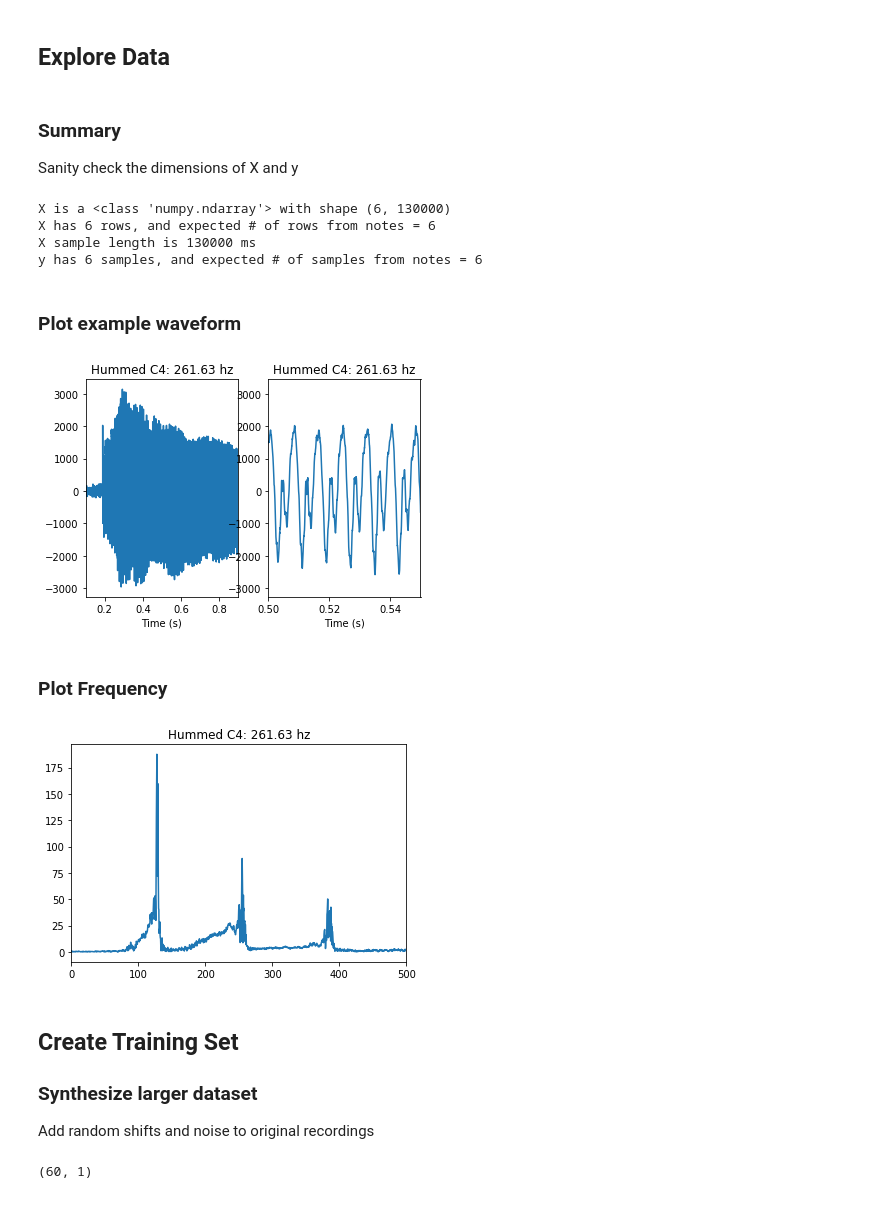
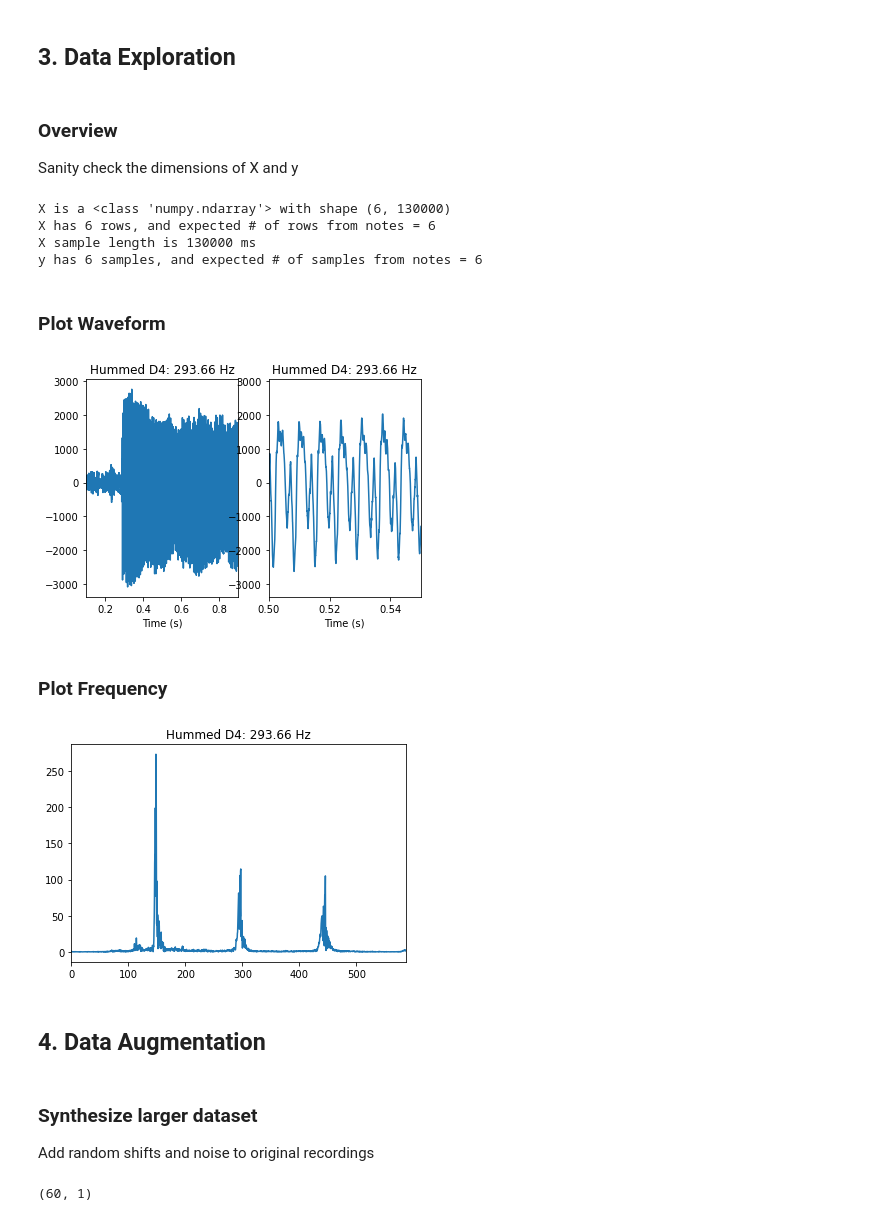
Before and after one commit to bwalsh62/note-recognition, a Jupyter notebook: notebooks/demo.ipynb, the cells around one changed output. Cells and saved outputs as stored; diff of their text form; code cells hidden in the pictures.

Commit message:
Updating data exploration section

```diff
--- a/notebooks/demo.ipynb
+++ b/notebooks/demo.ipynb
@@ -53,10 +60,10 @@ from util.ml_util import feat_extract, load_training_data
 # %%
 notes = ('C4', 'D4', 'E4', 'F4', 'G4', 'A4')
-X, y = load_training_data(notes)
+X, y, fs = load_training_data(notes)
-# %% [markdown]
-## Explore Data
+# %% [markdown]
+## <a id = "data_explore"></a> 3. Data Exploration
 # %% [markdown]
-### Summary
+### Overview
 Sanity check the dimensions of X and y
 # %%
 print('X is a {} with shape {}'.format(type(X), X.shape))
@@ -69,50 +76,55 @@ X has 6 rows, and expected # of rows from notes = 6
 X sample length is 130000 ms
 y has 6 samples, and expected # of samples from notes = 6
 # %% [markdown]
-### Plot example waveform
+### Plot Waveform
 # %%
-test_note = notes[0]
-hum_note = hums[notes.index(test_note),:]
-fs = hum_training.hums[test_note].fs
+# Pick a note to plot
+idx_test = 1
+signal_test = X[idx_test,:]
+note_test = notes[idx_test]
 
-# Create array of time samples
-t_array_len = hums[notes.index(test_note),:].shape[0]
-t_array = np.arange(t_array_len)
+# Create array of time samples, converting number of samples and dividing by sample of frequency
+t_array = np.arange(X.shape[1])/fs
 
 # Plot waveform over short time period to see sine
 plt.subplot(121)
 plt.xlim(0.1,0.9)
 plt.xlabel('Time (s)')
-plt.title('Hummed {}: {} hz'.format(test_note,freq_dict[test_note]))
-plt.plot(t_array/fs, hum_note)
+plt.title('Hummed {}: {} Hz'.format(note_test, note_to_freq[note_test]))
+plt.plot(t_array, signal_test)
 
+# Plot waveform over shorter time period to see sine
 plt.subplot(122)
 plt.xlim(0.5 ,0.55)
 plt.xlabel('Time (s)')
-plt.title('Hummed {}: {} hz'.format(test_note,freq_dict[test_note]))
-plt.plot(t_array/fs, hum_note)
+plt.title('Hummed {}: {} Hz'.format(note_test, note_to_freq[note_test]))
+plt.plot(t_array, signal_test)
 
 plt.show()
 # %% [output]
-[figure, old version]
+[figure, new version]
 # %% [markdown]
 ### Plot Frequency
 # %%
-ftransform = np.fft.fft(hum_note)/len(hum_note)
-ftransform = ftransform[range(int(len(hum_note)/2))]
-tp_count = len(hum_note)
-vals = np.arange(int(tp_count)/2)
+# Take FFT
+ftransform = np.fft.fft(signal_test)/len(signal_test)
+ftransform = ftransform[range(int(len(signal_test)/2))]
+tp_count = len(signal_test)
+vals = np.arange(tp_count/2)
 t_period = tp_count/fs
+
+# Scale to Hz frequency values for plotting
 freqs = vals/t_period
 
-plt.plot(freqs,abs(ftransform))
-plt.xlim((0,500))
-plt.title('Hummed {}: {} hz'.format(test_note,freq_dict[test_note]))
+plt.plot(freqs, abs(ftransform))
+plt.xlim((0, 2*note_to_freq[note_test]))
+plt.title('Hummed {}: {} Hz'.format(note_test, note_to_freq[note_test]))
 plt.show()
 # %% [output]
-[figure, old version]
+[figure, new version]
+# %% [markdown]
+## <a id = "data_aug"></a> 4. Data Augmentation
 # %% [markdown]
-## Create Training Set
 ### Synthesize larger dataset
 Add random shifts and noise to original recordings
 # %%
```
Also changed, not shown: parts of 9 cells of this notebook, 2 other files.
